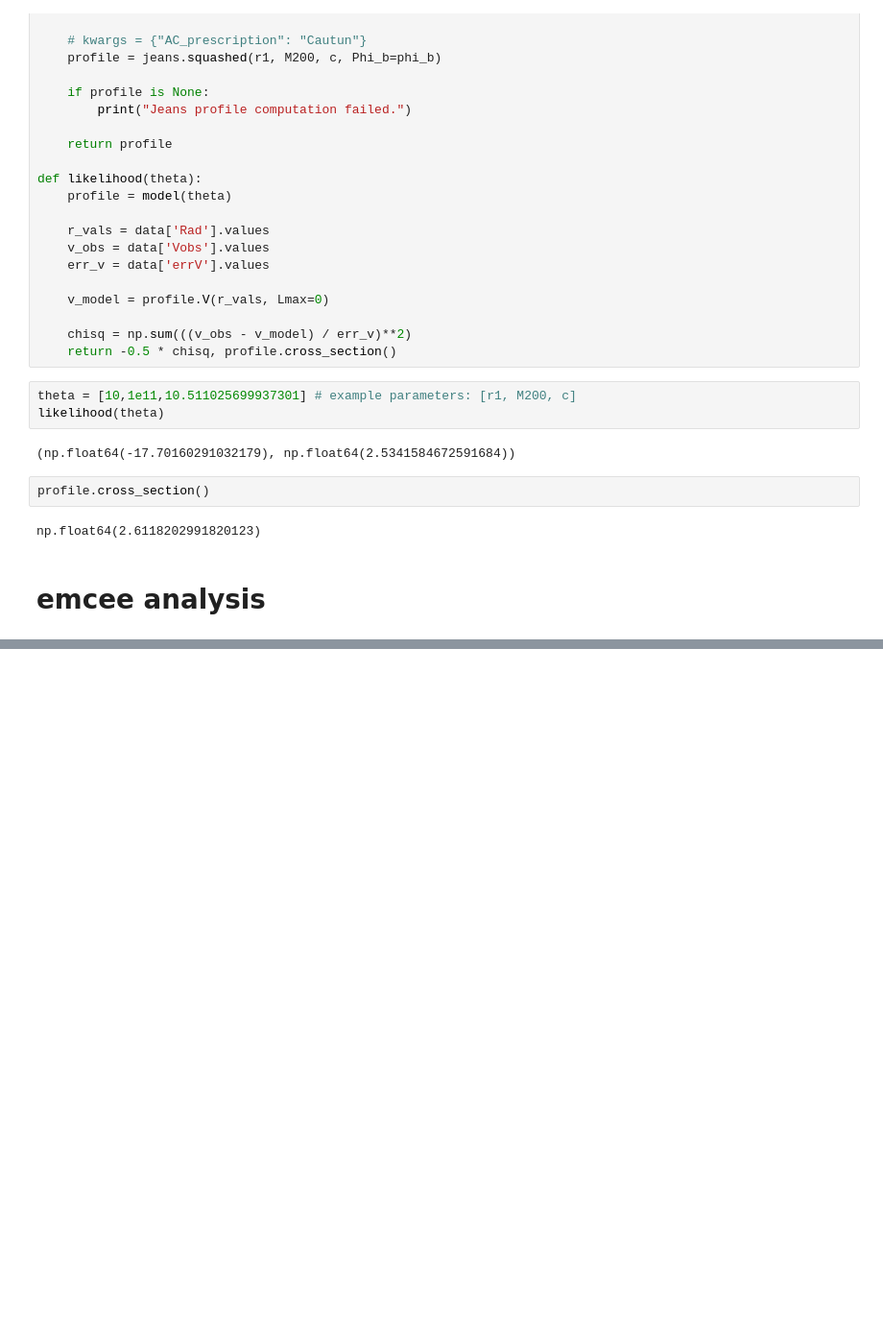
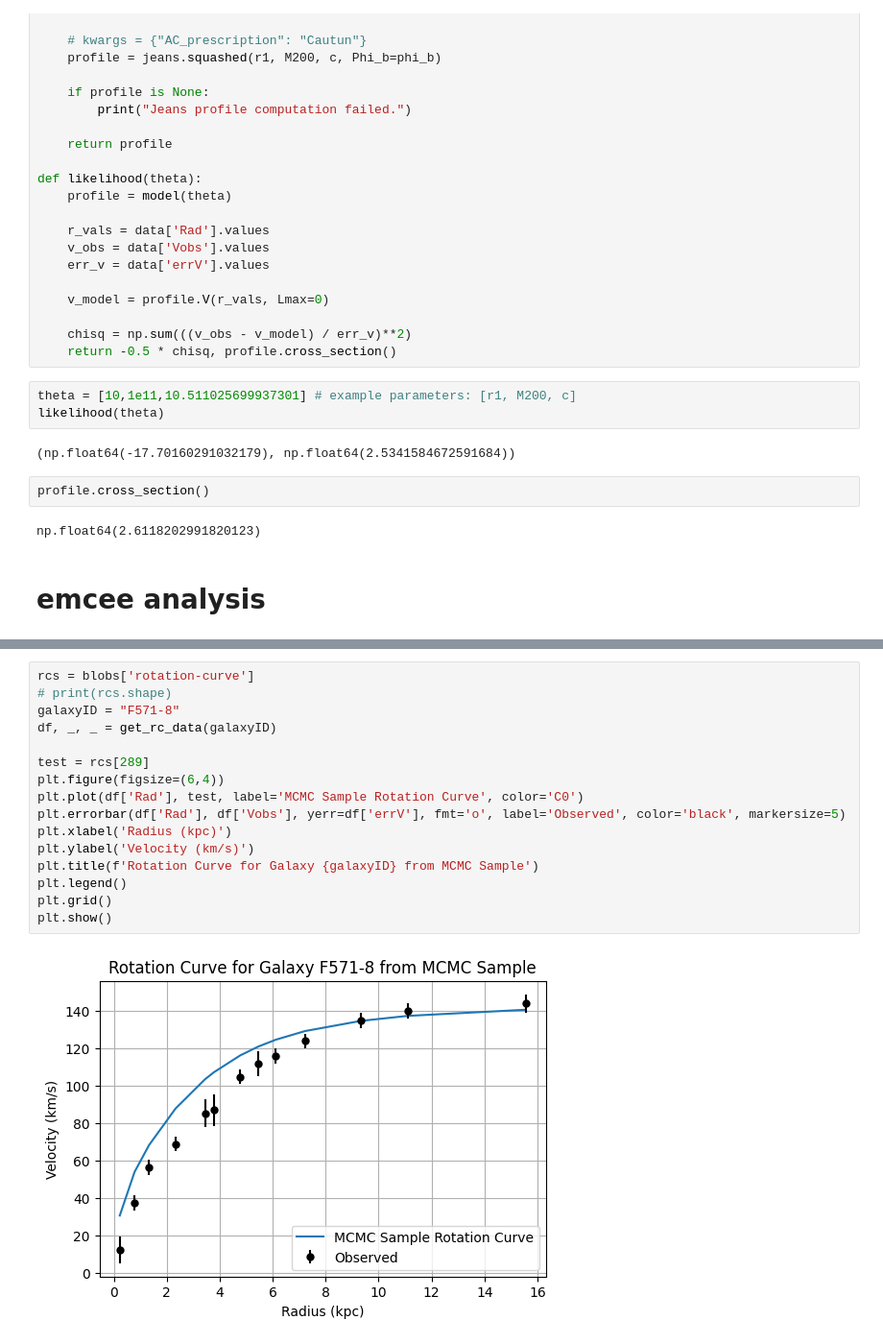
Before and after one commit to AdamSmithOrlik/sidm-rotation-curves-SPARC, a Jupyter notebook: dev.ipynb, the cells around one changed output, grey strips where cells are left out. Shown at 96% size. Drawn from its saved outputs; the diff is of its cells as text; blank space fills up the shorter version.

```diff
--- a/dev.ipynb
+++ b/dev.ipynb
@@ -605,0 +620,18 @@ plt.show()
+# %%
+rcs = blobs['rotation-curve']
+# print(rcs.shape)
+galaxyID = "F571-8"
+df, _, _ = get_rc_data(galaxyID)
+
+test = rcs[289]
+plt.figure(figsize=(6,4))
+plt.plot(df['Rad'], test, label='MCMC Sample Rotation Curve', color='C0')
+plt.errorbar(df['Rad'], df['Vobs'], yerr=df['errV'], fmt='o', label='Observed', color='black', markersize=5)
+plt.xlabel('Radius (kpc)')
+plt.ylabel('Velocity (km/s)')
+plt.title(f'Rotation Curve for Galaxy {galaxyID} from MCMC Sample')
+plt.legend()
+plt.grid()
+plt.show()
+# %% [output]
+[figure, added]
```
Also changed, not shown: parts of 11 cells of this notebook, 6 other files.
